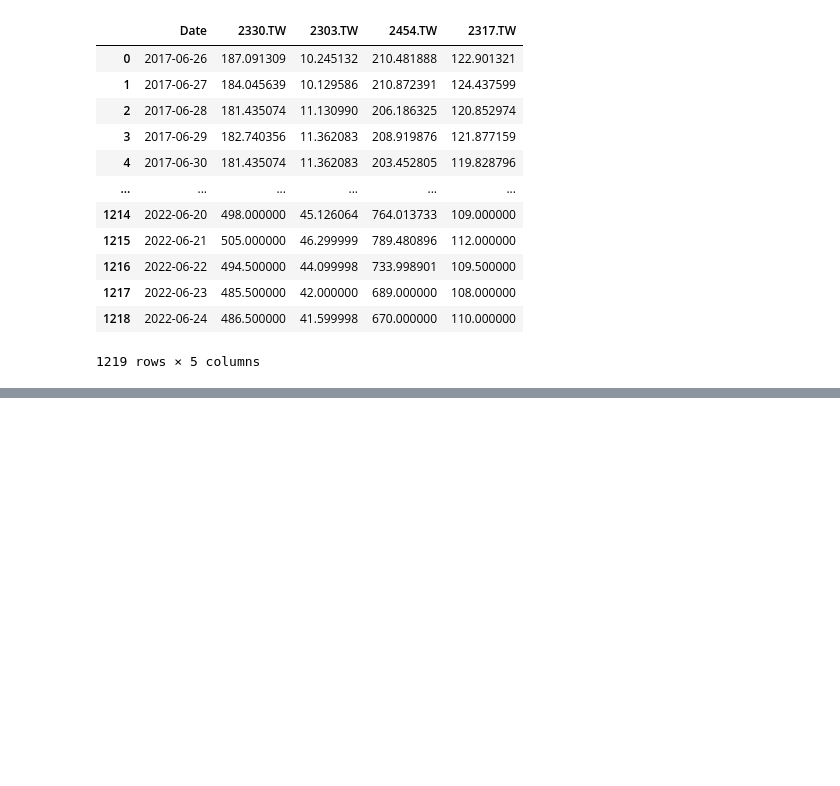
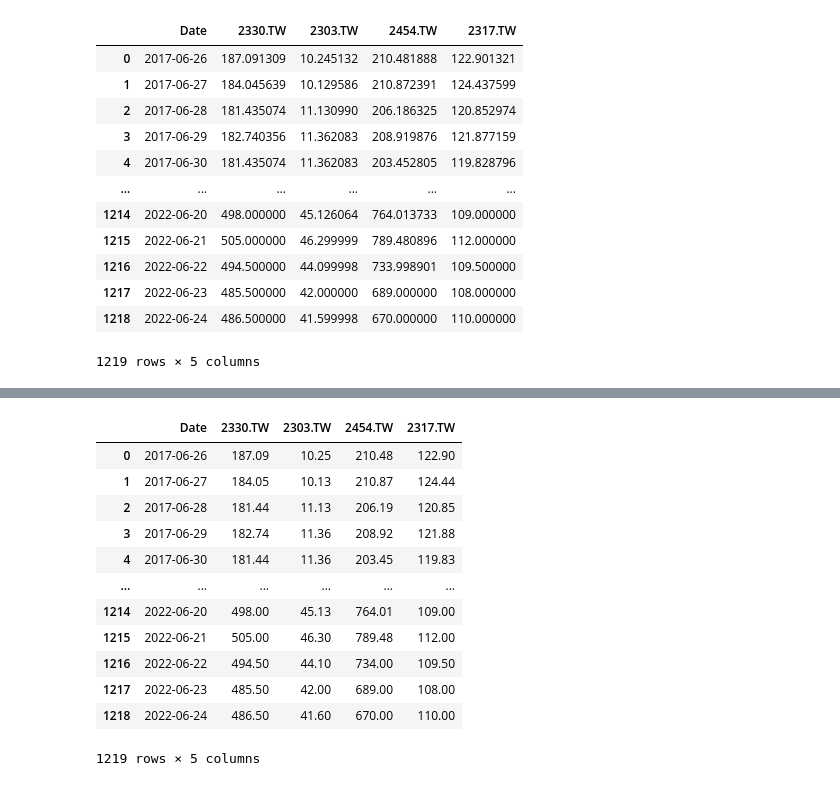
Before and after one commit to roberthsu2003/pythonWindow, a Jupyter notebook: 職能發展學院/lesson6_1/lesson6_2.ipynb, the cells around one changed output, grey strips where cells are left out. Drawn from its saved outputs; the diff is of its cells as text; code cells hidden in the pictures; blank space fills up the shorter version.

```diff
--- a/職能發展學院/lesson6_1/lesson6_2.ipynb
+++ b/職能發展學院/lesson6_1/lesson6_2.ipynb
@@ -54,0 +80,24 @@ dataFrame
+# %%
+dataFrame['2330.TW'] = dataFrame['2330.TW'].round(2)
+# %%
+dataFrame['2303.TW'] = dataFrame['2303.TW'].round(2)
+# %%
+dataFrame['2454.TW'] = dataFrame['2454.TW'].round(2)
+# %%
+dataFrame['2317.TW'] = dataFrame['2317.TW'].round(2)
+# %%
+dataFrame
+# %% [output]
+|  | Date | 2330.TW | 2303.TW | 2454.TW | 2317.TW |
+| 0 | 2017-06-26 | 187.09 | 10.25 | 210.48 | 122.90 |
+| 1 | 2017-06-27 | 184.05 | 10.13 | 210.87 | 124.44 |
+| 2 | 2017-06-28 | 181.44 | 11.13 | 206.19 | 120.85 |
+| 3 | 2017-06-29 | 182.74 | 11.36 | 208.92 | 121.88 |
+| 4 | 2017-06-30 | 181.44 | 11.36 | 203.45 | 119.83 |
+| ... | ... | ... | ... | ... | ... |
+| 1214 | 2022-06-20 | 498.00 | 45.13 | 764.01 | 109.00 |
+| 1215 | 2022-06-21 | 505.00 | 46.30 | 789.48 | 112.00 |
+| 1216 | 2022-06-22 | 494.50 | 44.10 | 734.00 | 109.50 |
+| 1217 | 2022-06-23 | 485.50 | 42.00 | 689.00 | 108.00 |
+| 1218 | 2022-06-24 | 486.50 | 41.60 | 670.00 | 110.00 |
+1219 rows × 5 columns
```
Also changed, not shown: parts of 2 cells of this notebook.
